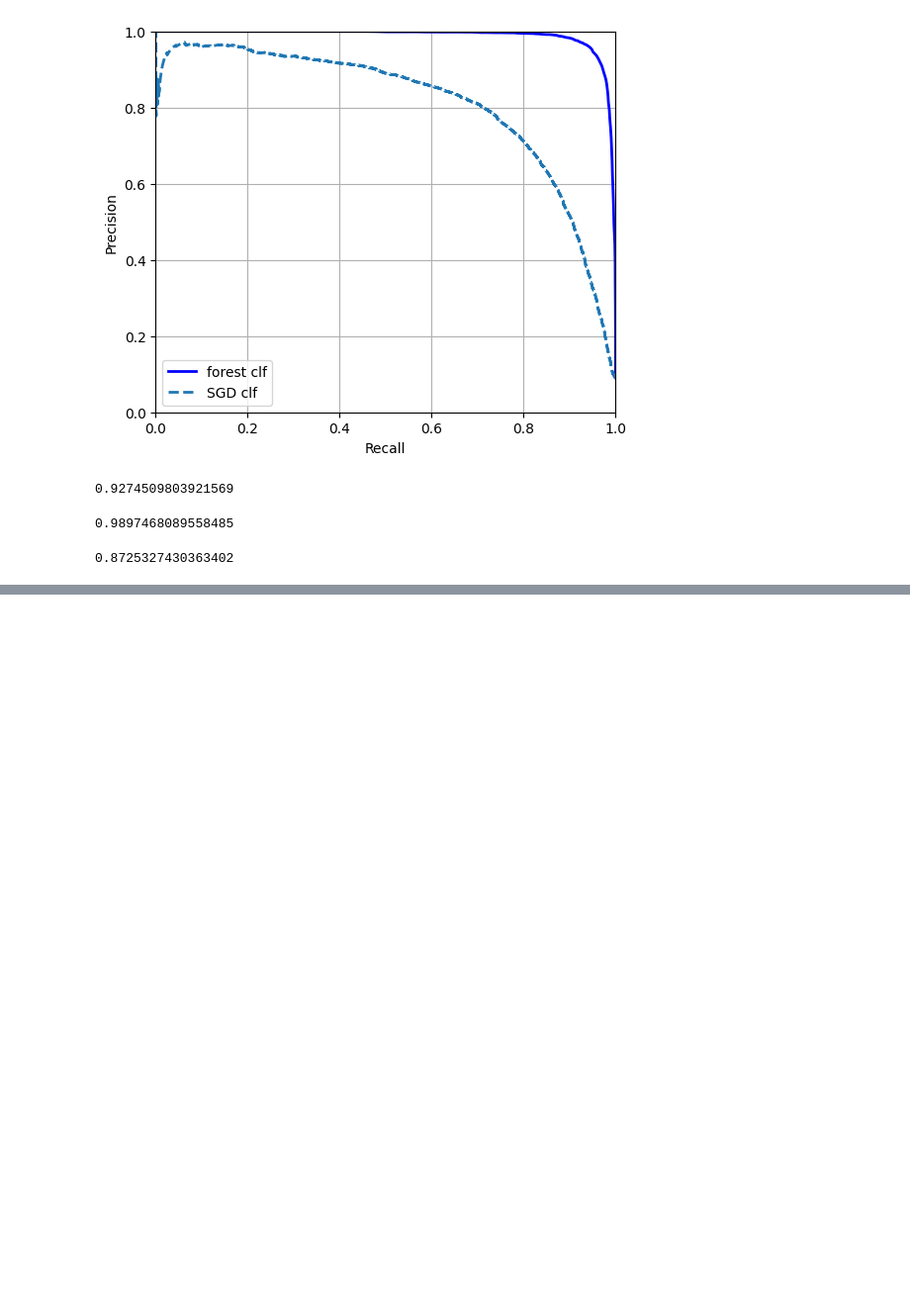
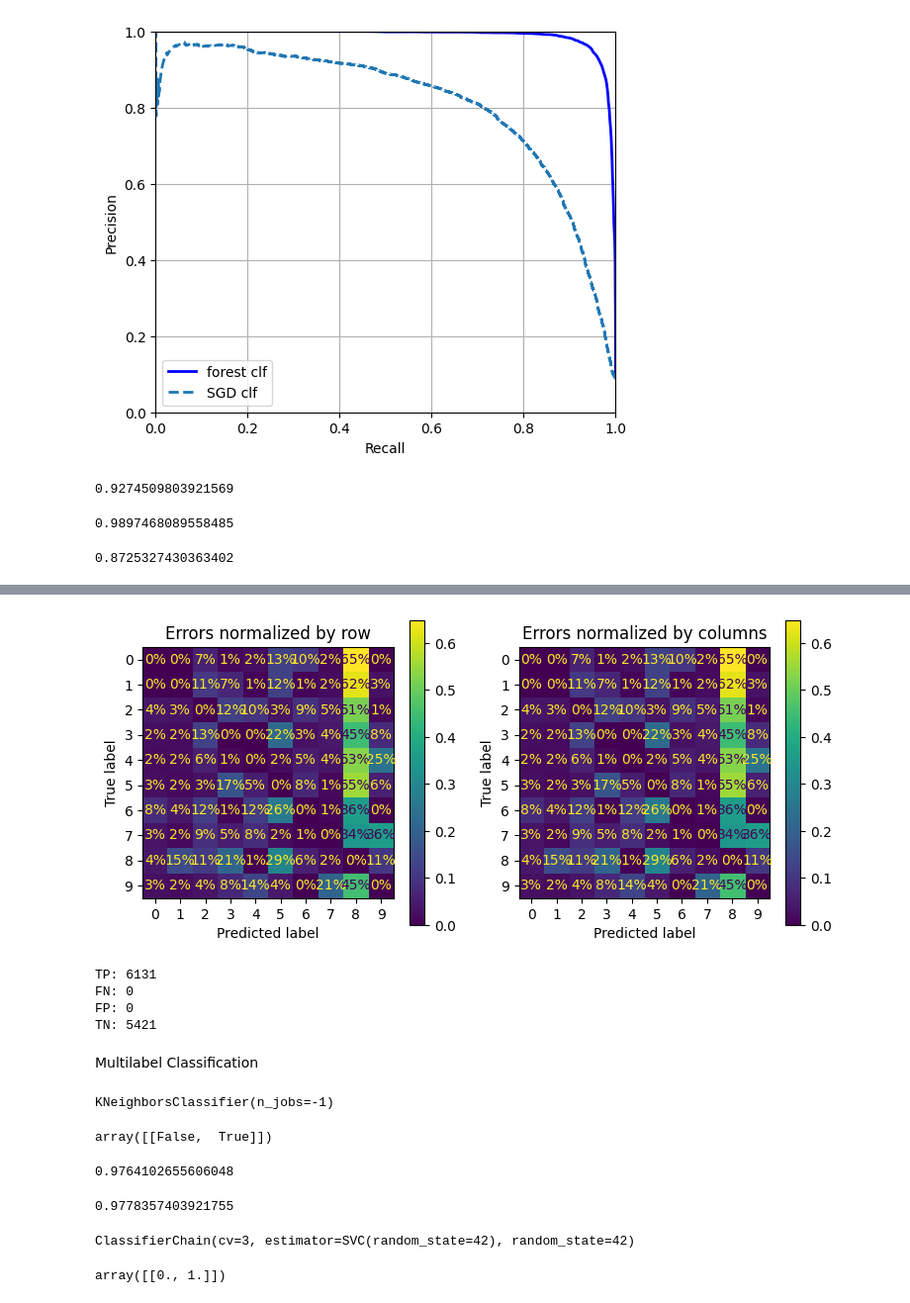
Before and after one commit to jayasuryan-mutyala/HOML, a Jupyter notebook: 3.0-classification/clf.ipynb, the cells around one changed output, grey strips where cells are left out. Shown: that part at 99% size. Drawn from its saved outputs; the diff is of its cells as text; code cells hidden in the pictures; blank space fills up the shorter version.

```diff
--- a/3.0-classification/clf.ipynb
+++ b/3.0-classification/clf.ipynb
@@ -407,0 +516,75 @@ recall_score(y_train_5,y_train_pred_forest)
+# %%
+fig,axs = plt.subplots(1,2,figsize=(9,4))
+ConfusionMatrixDisplay.from_predictions(y_train,
+                                        y_train_pred,
+                                        ax=axs[0],
+                                        sample_weight=sample_weight,
+                                        normalize='true',
+                                        values_format=".0%")
+axs[0].set_title("Errors normalized by row")
+
+ConfusionMatrixDisplay.from_predictions(y_train,
+                                        y_train_pred,
+                                        ax=axs[1],
+                                        sample_weight=sample_weight,
+                                        normalize='true',
+                                        values_format='.0%')
+axs[1].set_title("Errors normalized by columns")
+plt.show()
+# %% [output]
+[figure, added]
+# %%
+cl_a,cl_b = '3','5'
+
+X_aa = X_train[(y_train == cl_a) & (y_train == cl_a)] # TP
+X_ab = X_train[(y_train == cl_a) & (y_train == cl_b)] # FN
+X_bb = X_train[(y_train == cl_b) & (y_train == cl_b)] # TN
+X_ba = X_train[(y_train == cl_b) & (y_train == cl_a)] # FP
+
+print("TP:",len(X_aa))
+print("FN:",len(X_ab))
+print("FP:",len(X_ba))
+print("TN:",len(X_bb))
+# %% [output]
+TP: 6131
+FN: 0
+FP: 0
+TN: 5421
+# %% [markdown]
+Multilabel Classification
+# %%
+import numpy as np
+from sklearn.neighbors import KNeighborsClassifier
+
+y_train_large = (y_train >= '7')
+y_train_odd = (y_train.astype("int8") % 2 == 1)
+y_multilabel = np.c_[y_train_large,y_train_odd]
+
+knn_clf = KNeighborsClassifier(n_jobs=-1)
+knn_clf.fit(X_train,y_multilabel)
+# %% [output]
+KNeighborsClassifier(n_jobs=-1)
+# %%
+knn_clf.predict([some_digit])
+# %% [output]
+array([[False,  True]])
+# %%
+y_train_knn_pred = cross_val_predict(knn_clf, X_train, y_multilabel, cv=3,n_jobs=-1)
+f1_score(y_multilabel, y_train_knn_pred, average="macro")
+# %% [output]
+0.9764102655606048
+# %%
+f1_score(y_multilabel, y_train_knn_pred, average="weighted")
+# %% [output]
+0.9778357403921755
+# %%
+from sklearn.multioutput import ClassifierChain
+
+chain_clf = ClassifierChain(SVC(random_state=42),cv=3,random_state=42)
+chain_clf.fit(X_train[:2000],y_multilabel[:2000])
+# %% [output]
+ClassifierChain(cv=3, estimator=SVC(random_state=42), random_state=42)
+# %%
+chain_clf.predict([some_digit])
+# %% [output]
+array([[0., 1.]])
```
Also changed, not shown: parts of 23 cells of this notebook.
